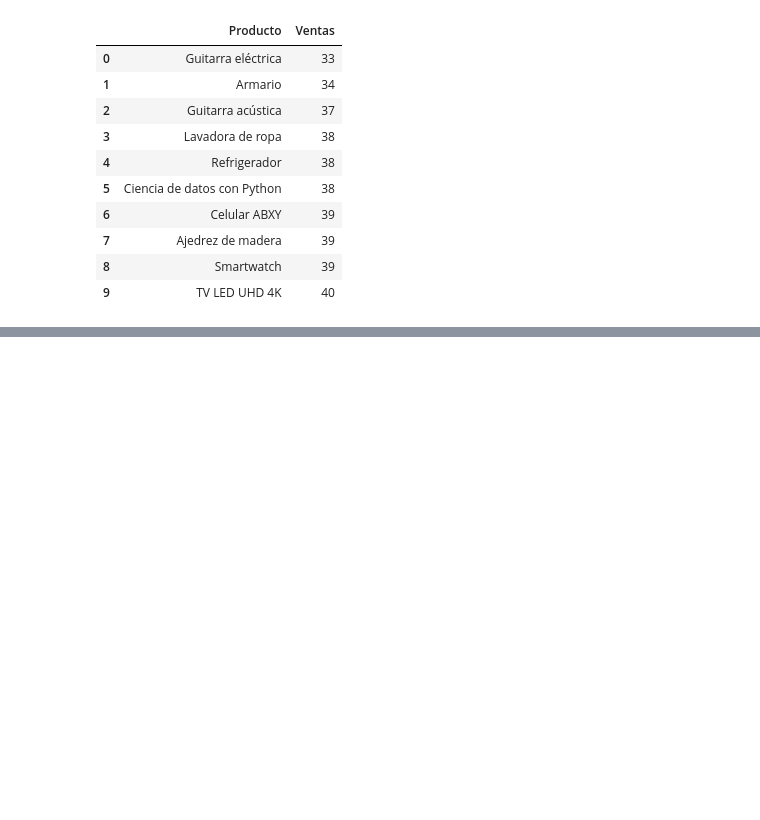
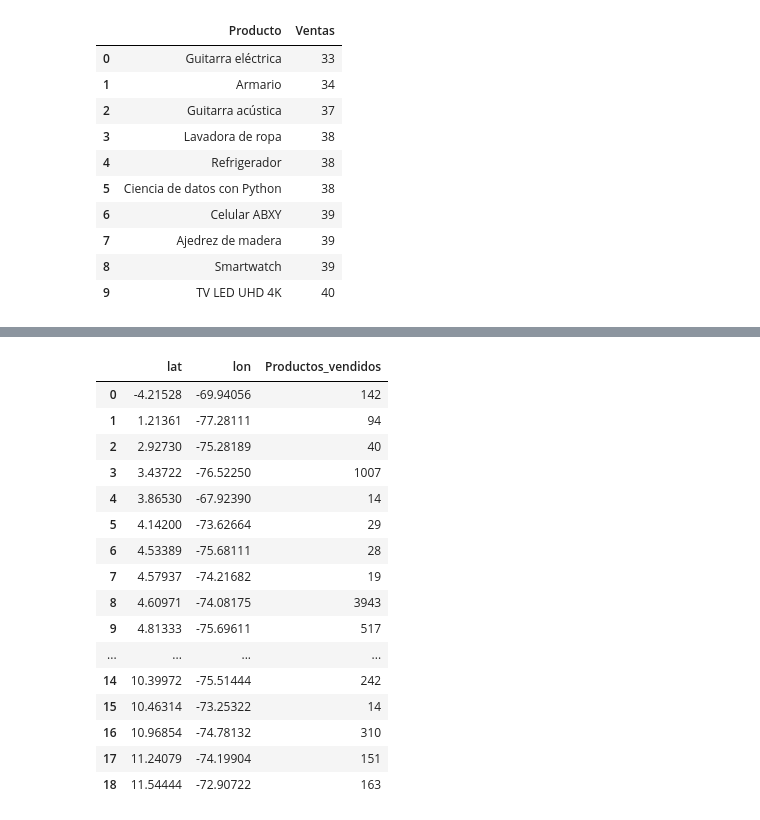
Before and after one commit to Nataliahfk/Challenge_AluraStore_ejemplo, a Jupyter notebook: notebooks/eda_2.ipynb, the cells around one changed output, grey strips where cells are left out. Drawn from its saved outputs; the diff is of its cells as text; code cells hidden in the pictures; blank space fills up the shorter version.

```diff
--- a/notebooks/eda_2.ipynb
+++ b/notebooks/eda_2.ipynb
@@ -694,0 +828,6 @@ diagrama_productos_mas_menos_vendidos(productos_mas_vendidos_t4['Producto'], pro
+# %%
+data_dir = Path("../data")  # Cambia esto a la ruta de tu directorio de datos
+csv_files = list(data_dir.glob("*.csv"))  # o "tienda_*.csv" si siguen ese patrón
+
+dfs = [pd.read_csv(f) for f in csv_files]
+df = pd.concat(dfs, ignore_index=True)
@@ -694,0 +865,27 @@ diagrama_productos_mas_menos_vendidos(productos_mas_vendidos_t4['Producto'], pro
+# %%
+location_sales = df['Fecha de Compra'] = pd.to_datetime(df['Fecha de Compra'], dayfirst=True)
+location_sales = (
+    df
+    .groupby(['lat','lon'])
+    .agg(Productos_vendidos=('Producto', 'count'))
+    .reset_index()
+)
+location_sales
+# %% [output]
+|  | lat | lon | Productos_vendidos |
+| 0 | -4.21528 | -69.94056 | 142 |
+| 1 | 1.21361 | -77.28111 | 94 |
+| 2 | 2.92730 | -75.28189 | 40 |
+| 3 | 3.43722 | -76.52250 | 1007 |
+| 4 | 3.86530 | -67.92390 | 14 |
+| 5 | 4.14200 | -73.62664 | 29 |
+| 6 | 4.53389 | -75.68111 | 28 |
+| 7 | 4.57937 | -74.21682 | 19 |
+| 8 | 4.60971 | -74.08175 | 3943 |
+| 9 | 4.81333 | -75.69611 | 517 |
+| ... | ... | ... | ... |
+| 14 | 10.39972 | -75.51444 | 242 |
+| 15 | 10.46314 | -73.25322 | 14 |
+| 16 | 10.96854 | -74.78132 | 310 |
+| 17 | 11.24079 | -74.19904 | 151 |
+| 18 | 11.54444 | -72.90722 | 163 |
```
Also changed, not shown: parts of 14 cells of this notebook, 1 other file.
